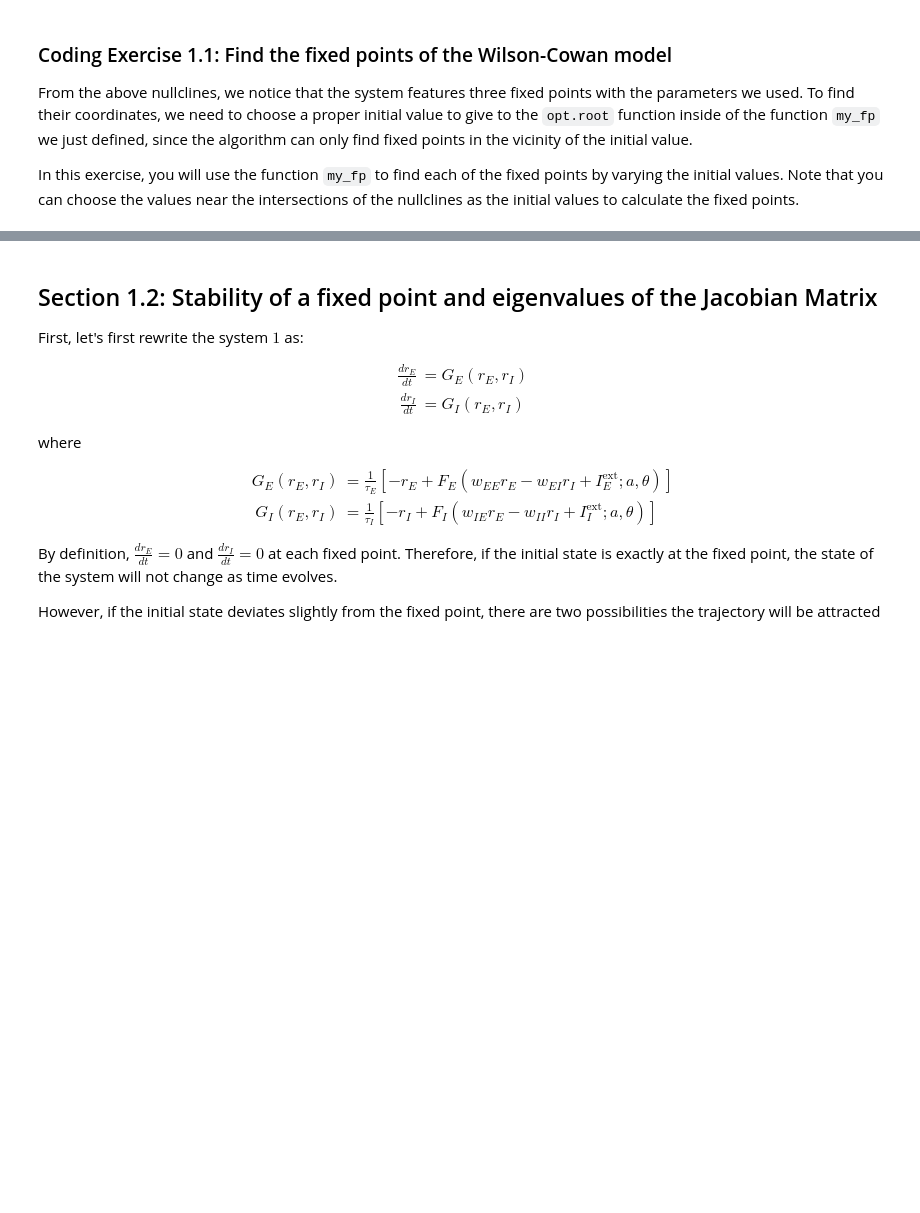
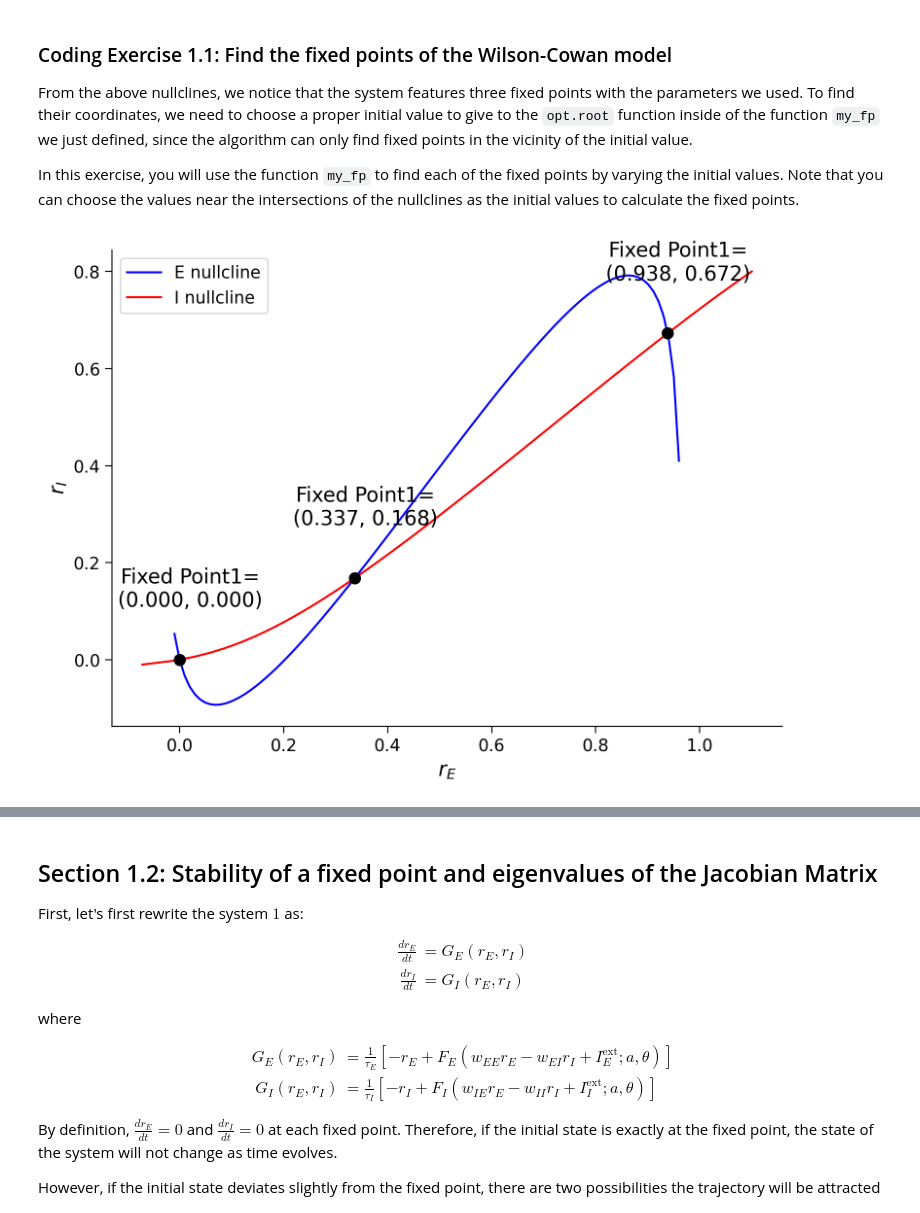
Before and after one commit to jevanluo/AlgorithmVisualizer, a Jupyter notebook: tutorials/W2D4_DynamicNetworks/student/W2D4_Tutorial3.ipynb, the cells around one changed output, grey strips where cells are left out. Saved outputs shown, nothing was run; the diff lists cells and outputs as text; code cells hidden in the pictures; blank space fills up the shorter version.

```diff
--- a/tutorials/W2D4_DynamicNetworks/student/W2D4_Tutorial3.ipynb
+++ b/tutorials/W2D4_DynamicNetworks/student/W2D4_Tutorial3.ipynb
@@ -551,29 +567,31 @@ In this exercise, you will use the function `my_fp` to find each of the fixed po
 # %%
 pars = default_pars()
 
 ######################################################################
 # TODO: Provide initial values to calculate the fixed points
 # Check if x_fp's are the correct with the function check_fp(x_fp)
 # Hint: vary different initial values to find the correct fixed points
-raise NotImplementedError('student exercise: find fixed points')
+#raise NotImplementedError('student exercise: find fixed points')
 ######################################################################
 
 my_plot_nullcline(pars)
 
 # Find the first fixed point
-x_fp_1 = my_fp(pars, ..., ...)
+x_fp_1 = my_fp(pars, 0.1, 0.1)
 if check_fp(pars, x_fp_1):
   plot_fp(x_fp_1)
 
 # Find the second fixed point
-x_fp_2 = my_fp(pars, ..., ...)
+x_fp_2 = my_fp(pars, 0.4, 0.2)
 if check_fp(pars, x_fp_2):
   plot_fp(x_fp_2)
 
 # Find the third fixed point
-x_fp_3 = my_fp(pars, ..., ...)
+x_fp_3 = my_fp(pars, 0.8, 0.6)
 if check_fp(pars, x_fp_3):
   plot_fp(x_fp_3)
+# %% [output]
+[figure, added]
 # %% [markdown]
 [*Click for solution*](https://github.com/NeuromatchAcademy/course-content/tree/main/tutorials/W2D4_DynamicNetworks/solutions/W2D4_Tutorial3_Solution_0dd7ba5a.py)
 
```
Also changed, not shown: parts of 22 cells of this notebook.
